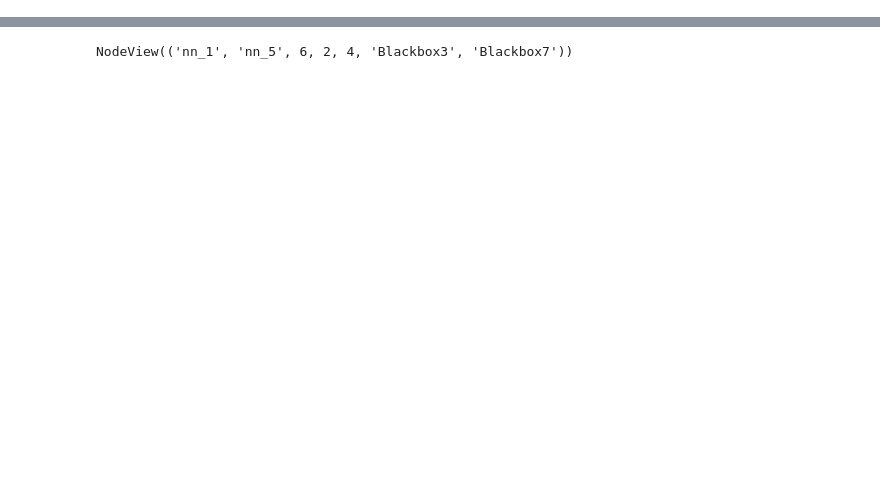
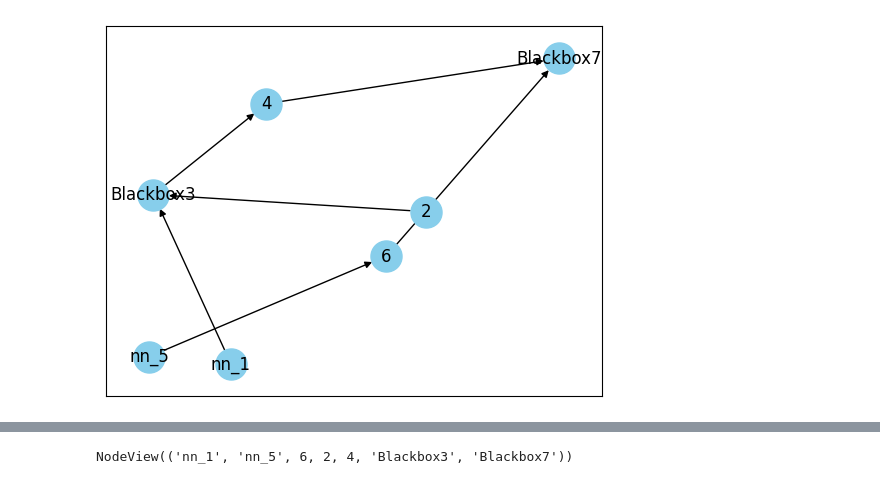
Before and after one commit to chenzhiliang94/AutoAI, a Jupyter notebook: Updated BO with NN.ipynb, the cells around one changed output, grey strips where cells are left out. Cells and saved outputs as stored; diff of their text form; code cells hidden in the pictures; blank space fills up the shorter version.

```diff
--- a/Updated BO with NN.ipynb
+++ b/Updated BO with NN.ipynb
@@ -62,2 +82,5 @@ optimizer = torch.optim.SGD(model.parameters(), lr=1e-3)
 # %%
-nx.draw_networkx(dg_nn,node_size=500)
+nx.draw_networkx(dg_nn, node_size=500, node_color="skyblue")
+plt.show()
+# %% [output]
+[figure, added]
```
Also changed, not shown: parts of 19 cells of this notebook, 23 other files.
